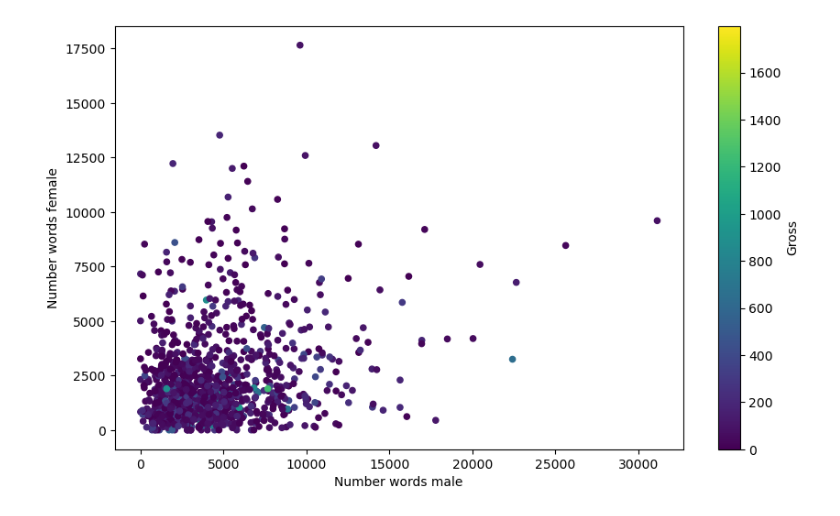
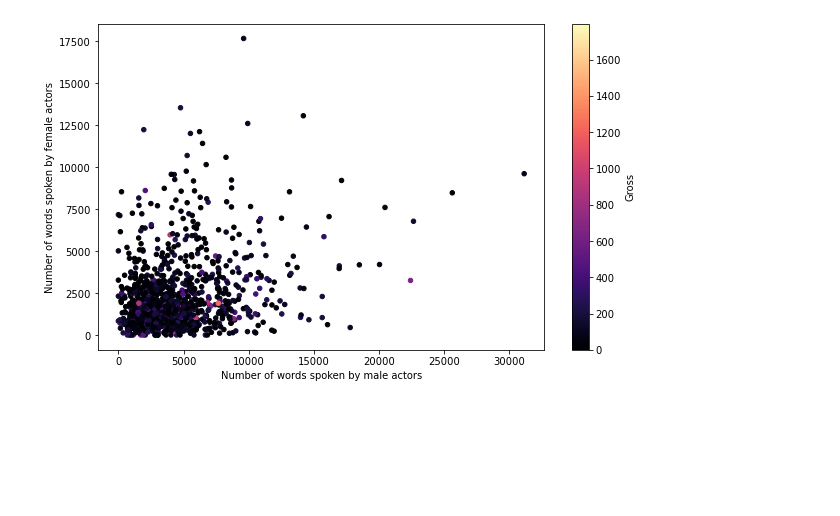
Before and after one commit to Dazarang/Statistical-Machine-Learning, a Jupyter notebook: Project/Project_Stats.ipynb, the cells around one changed output. Cells and saved outputs as stored; diff of their text form; code cells hidden in the pictures; blank space fills up the shorter version.

```diff
--- a/Project/Project_Stats.ipynb
+++ b/Project/Project_Stats.ipynb
@@ -27,5 +83,11 @@ plt.show()
-# %%
-df.plot.scatter(x='Number words male', y='Number words female', c='Gross', colormap='viridis')
-plt.show()
-# %% [output]
-[figure, removed]
+# %%
+cmap = plt.cm.get_cmap('viridis_r')
+
+# Pass the reversed colormap to the colormap parameter
+df.plot.scatter(x='Number words male', y='Number words female', c='Gross', cmap='magma', sharex=False)
+plt.xlabel('Number of words spoken by male actors')
+plt.ylabel('Number of words spoken by female actors')
+
+plt.show()
+# %% [output]
+[figure, added]
```
Also changed, not shown: parts of 8 cells of this notebook, 6 other files.
